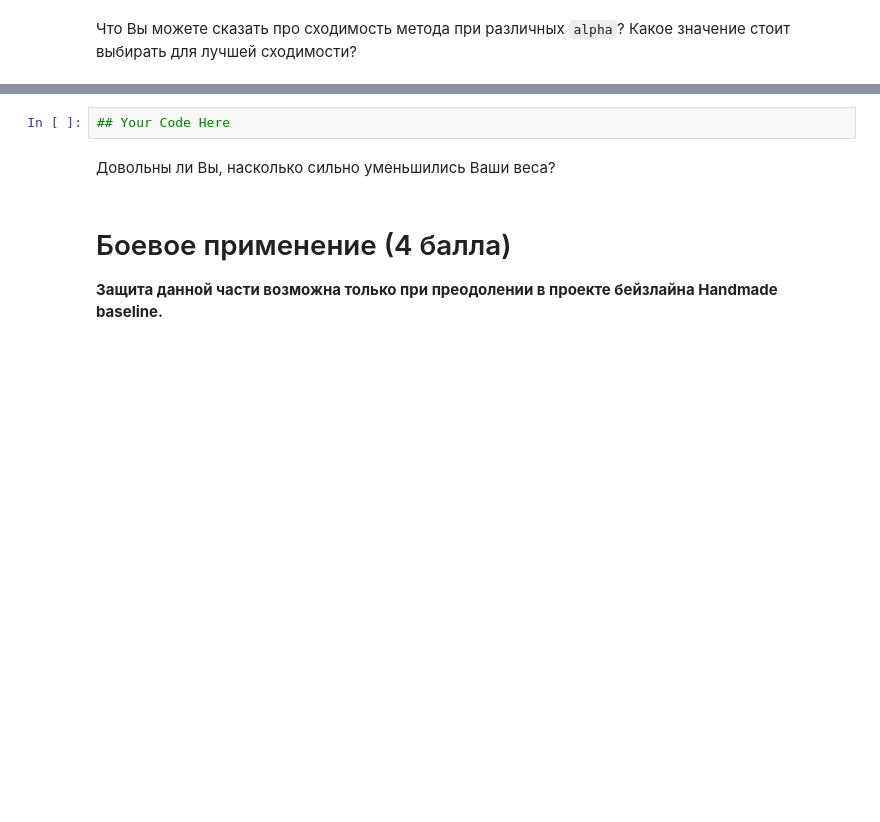
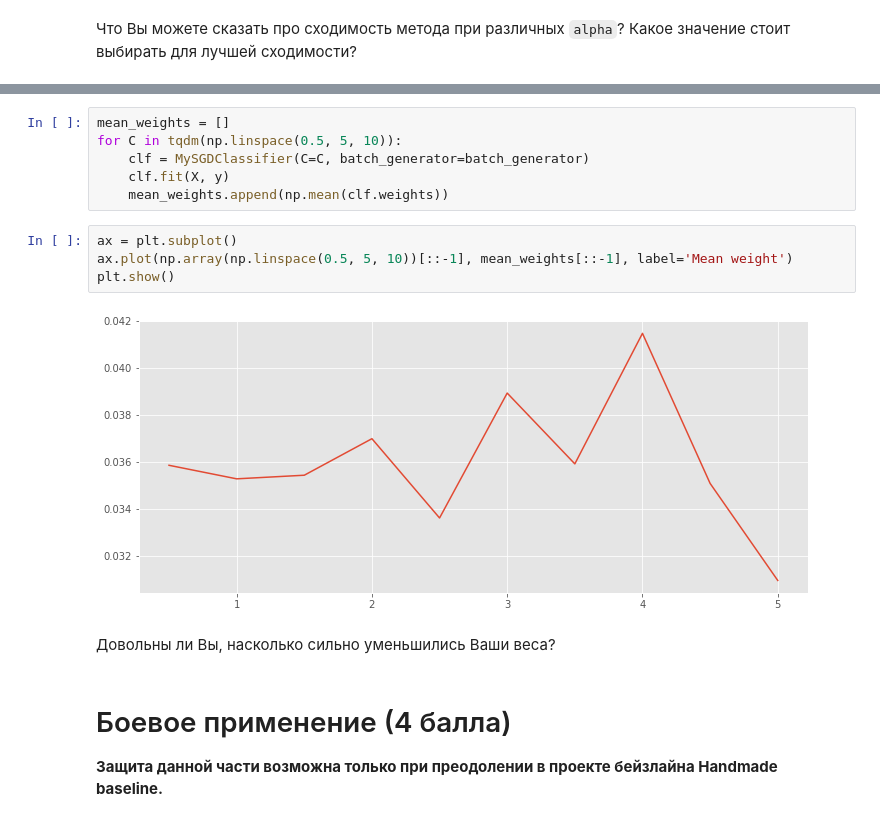
Before and after one commit to Mb-NextTime/msu_ml_spring_2022, a Jupyter notebook: 02/sulovyev_hw2.ipynb, the cells around one changed output, grey strips where cells are left out. Saved outputs shown, nothing was run; the diff lists cells and outputs as text; blank space fills up the shorter version.

```diff
--- a/02/sulovyev_hw2.ipynb
+++ b/02/sulovyev_hw2.ipynb
@@ -497,5 +518,15 @@ alpha = [0.1, 0.01, 0.001]
-# %%
-## Your Code Here
+# %%
+mean_weights = []
+for C in tqdm(np.linspace(0.5, 5, 10)):
+    clf = MySGDClassifier(C=C, batch_generator=batch_generator)
+    clf.fit(X, y)
+    mean_weights.append(np.mean(clf.weights))
+# %%
+ax = plt.subplot()
+ax.plot(np.array(np.linspace(0.5, 5, 10))[::-1], mean_weights[::-1], label='Mean weight')
+plt.show()
+# %% [output]
+[figure, added]
 # %% [markdown]
 Довольны ли Вы, насколько сильно уменьшились Ваши веса?
 # %% [markdown]
```
Also changed, not shown: parts of 13 cells of this notebook.
